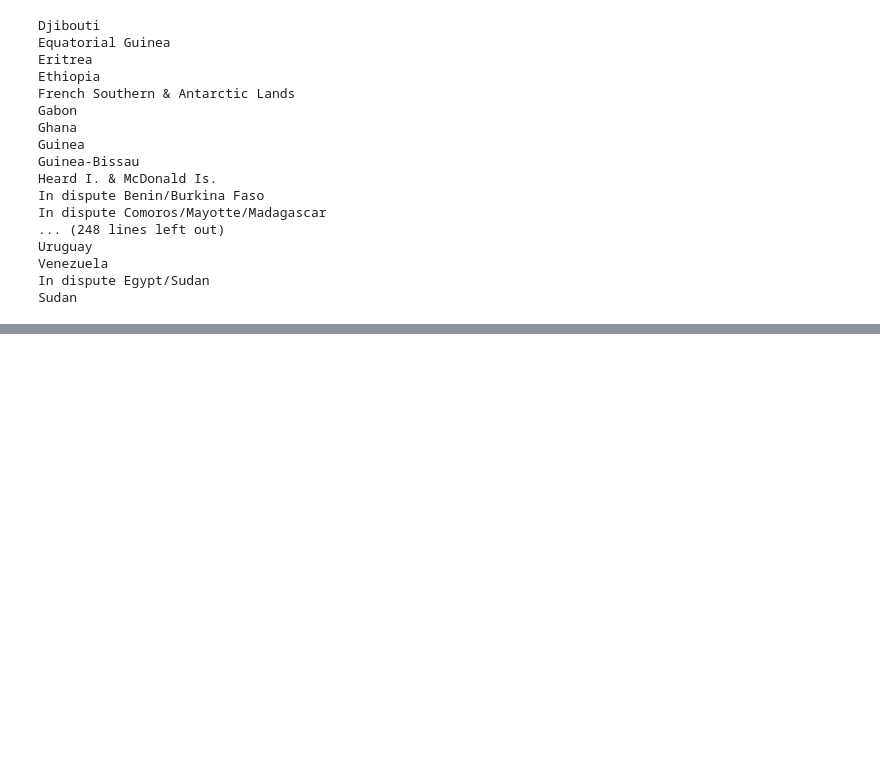
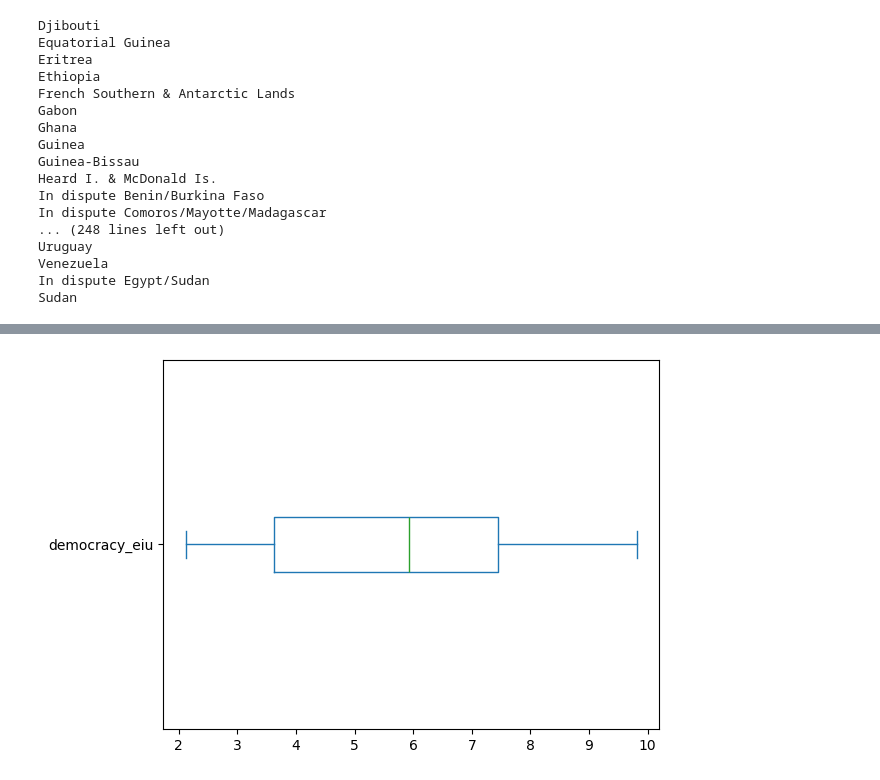
Before and after one commit to emmettmcdow/defensibility, a Jupyter notebook: borders.ipynb, the cells around one changed output, grey strips where cells are left out. Saved outputs shown, nothing was run; the diff lists cells and outputs as text; code cells hidden in the pictures; blank space fills up the shorter version.

```diff
--- a/borders.ipynb
+++ b/borders.ipynb
@@ -255,0 +297,5 @@ worldstats.to_csv('data/output.csv', index=False)
+# %%
+worldstats['democracy_eiu'].plot(kind='box', vert=False)
+plt.show()
+# %% [output]
+[figure, added]
```
Also changed, not shown: parts of 12 cells of this notebook, 1 other file.
